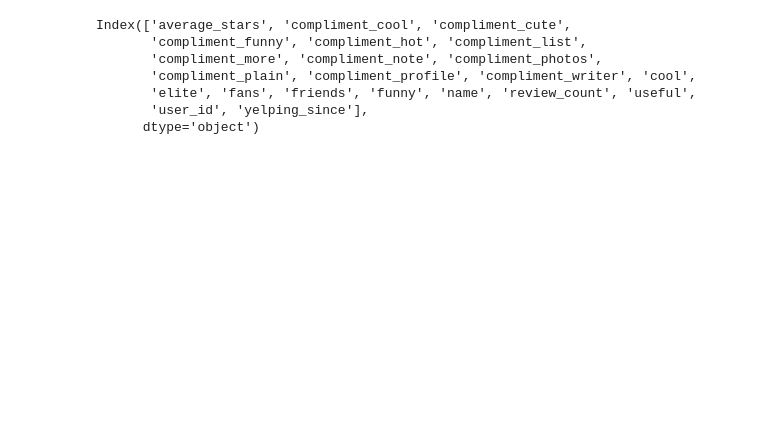
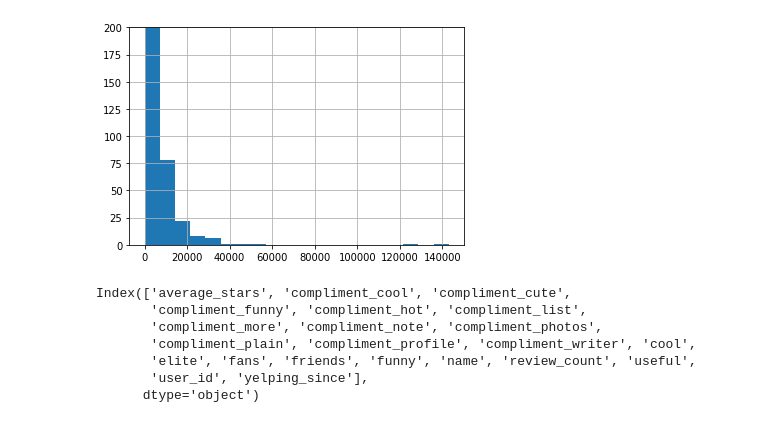
Before and after one commit to geraldgong/Yelp_challenge, a Jupyter notebook: Yelp_features.ipynb, the cells around one changed output. Saved outputs shown, nothing was run; the diff lists cells and outputs as text; code cells hidden in the pictures; blank space fills up the shorter version.

```diff
--- a/Yelp_features.ipynb
+++ b/Yelp_features.ipynb
@@ -94,3 +92,9 @@ df_user.head()
+# %%
+df_new[df_new['is_open']==1]['checkin_counts'].hist(bins=20)
+plt.ylim([0, 200])
+plt.show()
+# %% [output]
+[figure, added]
 # %%
 df_user.columns
 # %% [output]
```
Also changed, not shown: parts of 15 cells of this notebook.
